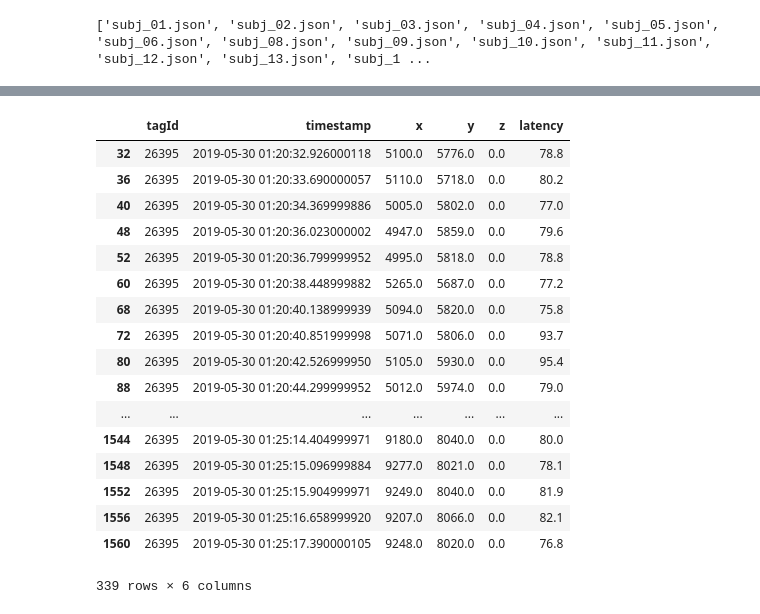
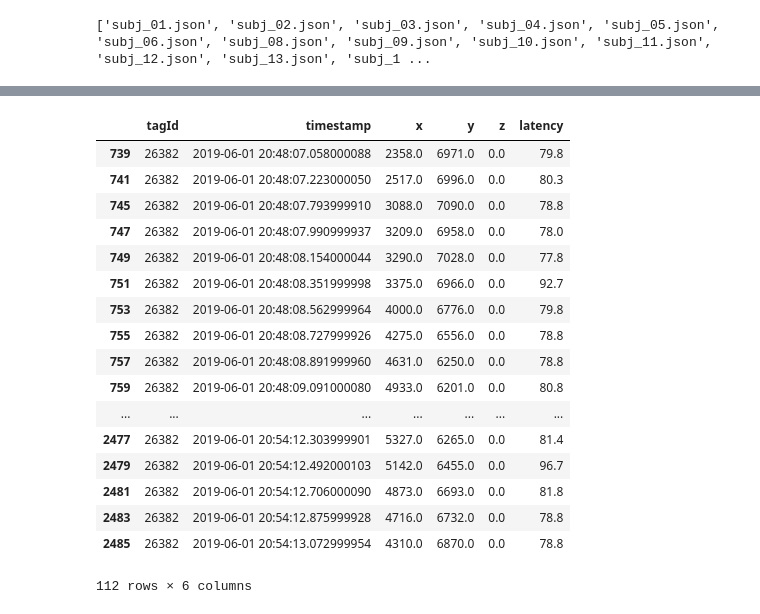
Before and after one commit to fcistern/Pozyx, a Jupyter notebook: notebooks/SubjectAnalysis.ipynb, the cells around one changed output, grey strips where cells are left out. Drawn from its saved outputs; the diff is of its cells as text; code cells hidden in the pictures.

```diff
--- a/notebooks/SubjectAnalysis.ipynb
+++ b/notebooks/SubjectAnalysis.ipynb
@@ -51,7 +27,7 @@ from utils import *
 # %% [markdown]
 ## Settings
 # %%
-subj_ind = 19
+subj_ind = 34
 # %% [markdown]
 ## Loading data
 # %%
@@ -114,24 +68,25 @@ dfConfed = df[df['tagId'] == 26395]
 # %%
 dfParticipant = dfParticipant.dropna()
 #dfParticipant
-dfConfed
-dfConfed.dropna()
+#dfConfed
+#dfConfed.dropna()
+dfParticipant
 # %% [output]
 |  | tagId | timestamp | x | y | z | latency |
-| 32 | 26395 | 2019-05-30 01:20:32.926000118 | 5100.0 | 5776.0 | 0.0 | 78.8 |
-| 36 | 26395 | 2019-05-30 01:20:33.690000057 | 5110.0 | 5718.0 | 0.0 | 80.2 |
-| 40 | 26395 | 2019-05-30 01:20:34.369999886 | 5005.0 | 5802.0 | 0.0 | 77.0 |
-| 48 | 26395 | 2019-05-30 01:20:36.023000002 | 4947.0 | 5859.0 | 0.0 | 79.6 |
-| 52 | 26395 | 2019-05-30 01:20:36.799999952 | 4995.0 | 5818.0 | 0.0 | 78.8 |
-| 60 | 26395 | 2019-05-30 01:20:38.448999882 | 5265.0 | 5687.0 | 0.0 | 77.2 |
-| 68 | 26395 | 2019-05-30 01:20:40.138999939 | 5094.0 | 5820.0 | 0.0 | 75.8 |
-| 72 | 26395 | 2019-05-30 01:20:40.851999998 | 5071.0 | 5806.0 | 0.0 | 93.7 |
-| 80 | 26395 | 2019-05-30 01:20:42.526999950 | 5105.0 | 5930.0 | 0.0 | 95.4 |
-| 88 | 26395 | 2019-05-30 01:20:44.299999952 | 5012.0 | 5974.0 | 0.0 | 79.0 |
+| 739 | 26382 | 2019-06-01 20:48:07.058000088 | 2358.0 | 6971.0 | 0.0 | 79.8 |
+| 741 | 26382 | 2019-06-01 20:48:07.223000050 | 2517.0 | 6996.0 | 0.0 | 80.3 |
+| 745 | 26382 | 2019-06-01 20:48:07.793999910 | 3088.0 | 7090.0 | 0.0 | 78.8 |
+| 747 | 26382 | 2019-06-01 20:48:07.990999937 | 3209.0 | 6958.0 | 0.0 | 78.0 |
+| 749 | 26382 | 2019-06-01 20:48:08.154000044 | 3290.0 | 7028.0 | 0.0 | 77.8 |
+| 751 | 26382 | 2019-06-01 20:48:08.351999998 | 3375.0 | 6966.0 | 0.0 | 92.7 |
+| 753 | 26382 | 2019-06-01 20:48:08.562999964 | 4000.0 | 6776.0 | 0.0 | 79.8 |
+| 755 | 26382 | 2019-06-01 20:48:08.727999926 | 4275.0 | 6556.0 | 0.0 | 78.8 |
+| 757 | 26382 | 2019-06-01 20:48:08.891999960 | 4631.0 | 6250.0 | 0.0 | 78.8 |
+| 759 | 26382 | 2019-06-01 20:48:09.091000080 | 4933.0 | 6201.0 | 0.0 | 80.8 |
 | ... | ... | ... | ... | ... | ... | ... |
-| 1544 | 26395 | 2019-05-30 01:25:14.404999971 | 9180.0 | 8040.0 | 0.0 | 80.0 |
-| 1548 | 26395 | 2019-05-30 01:25:15.096999884 | 9277.0 | 8021.0 | 0.0 | 78.1 |
-| 1552 | 26395 | 2019-05-30 01:25:15.904999971 | 9249.0 | 8040.0 | 0.0 | 81.9 |
-| 1556 | 26395 | 2019-05-30 01:25:16.658999920 | 9207.0 | 8066.0 | 0.0 | 82.1 |
-| 1560 | 26395 | 2019-05-30 01:25:17.390000105 | 9248.0 | 8020.0 | 0.0 | 76.8 |
+| 2477 | 26382 | 2019-06-01 20:54:12.303999901 | 5327.0 | 6265.0 | 0.0 | 81.4 |
+| 2479 | 26382 | 2019-06-01 20:54:12.492000103 | 5142.0 | 6455.0 | 0.0 | 96.7 |
+| 2481 | 26382 | 2019-06-01 20:54:12.706000090 | 4873.0 | 6693.0 | 0.0 | 81.8 |
+| 2483 | 26382 | 2019-06-01 20:54:12.875999928 | 4716.0 | 6732.0 | 0.0 | 78.8 |
+| 2485 | 26382 | 2019-06-01 20:54:13.072999954 | 4310.0 | 6870.0 | 0.0 | 78.8 |
-339 rows × 6 columns
+112 rows × 6 columns
```
Also changed, not shown: parts of 18 cells of this notebook, 15 other files.
